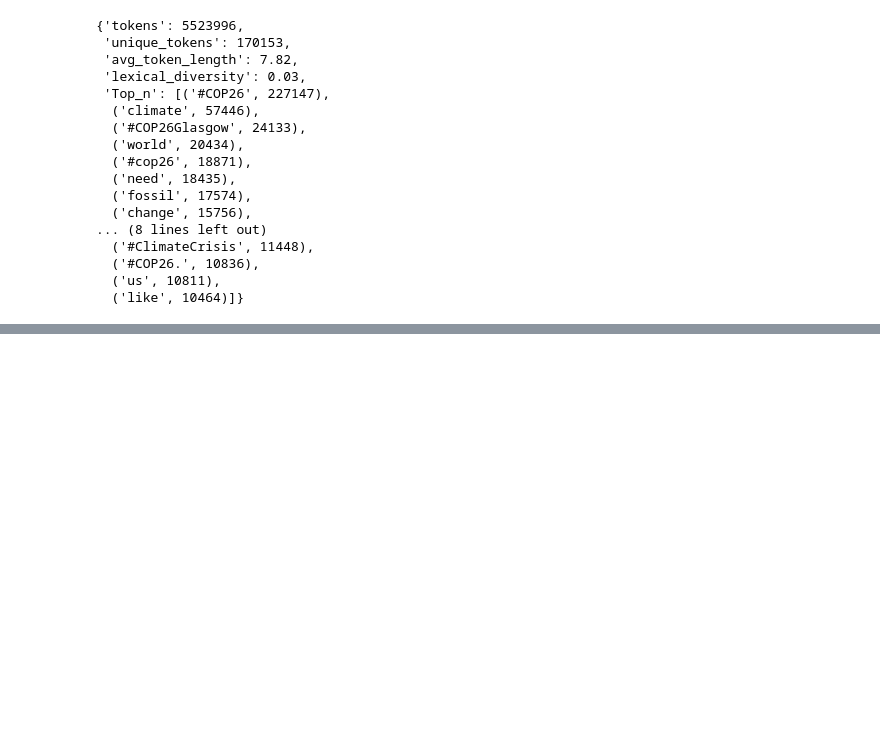
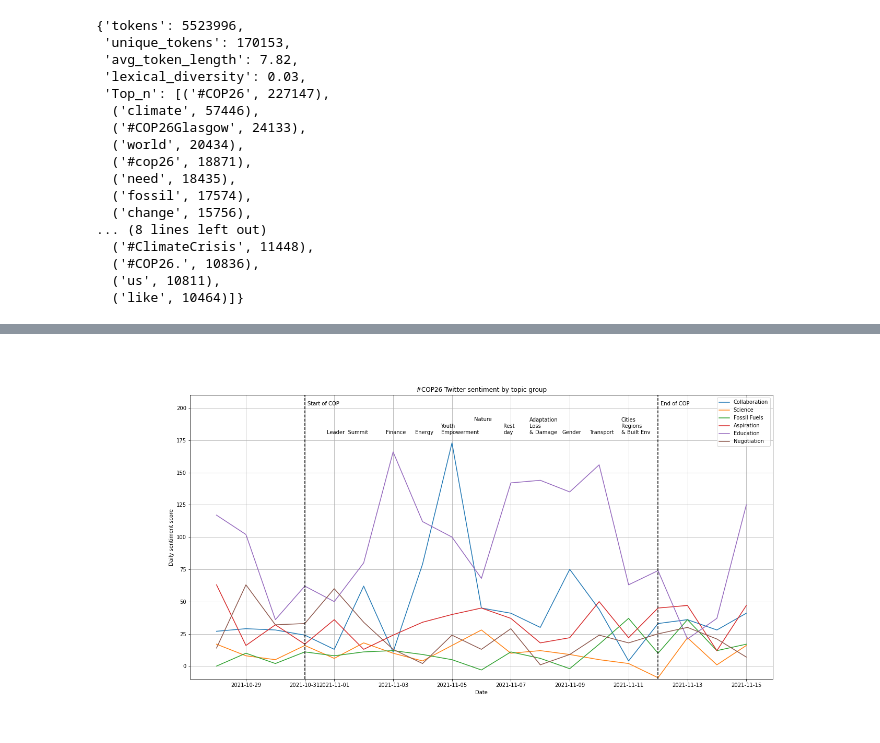
Before and after one commit to natebendermontana/datashare_AA_COP_tweets, a Jupyter notebook: COP_Analysis_SentimentAnalysis_Working.ipynb, the cells around one changed output, grey strips where cells are left out. Saved outputs shown, nothing was run; the diff lists cells and outputs as text; code cells hidden in the pictures; blank space fills up the shorter version.

```diff
--- a/COP_Analysis_SentimentAnalysis_Working.ipynb
+++ b/COP_Analysis_SentimentAnalysis_Working.ipynb
@@ -736,0 +698,5 @@ plt.show()
+# %%
+from IPython.display import Image
+Image('Groupsentiment.png')
+# %% [output]
+[figure, added]
```
Also changed, not shown: parts of 65 cells of this notebook, 1 other file.
